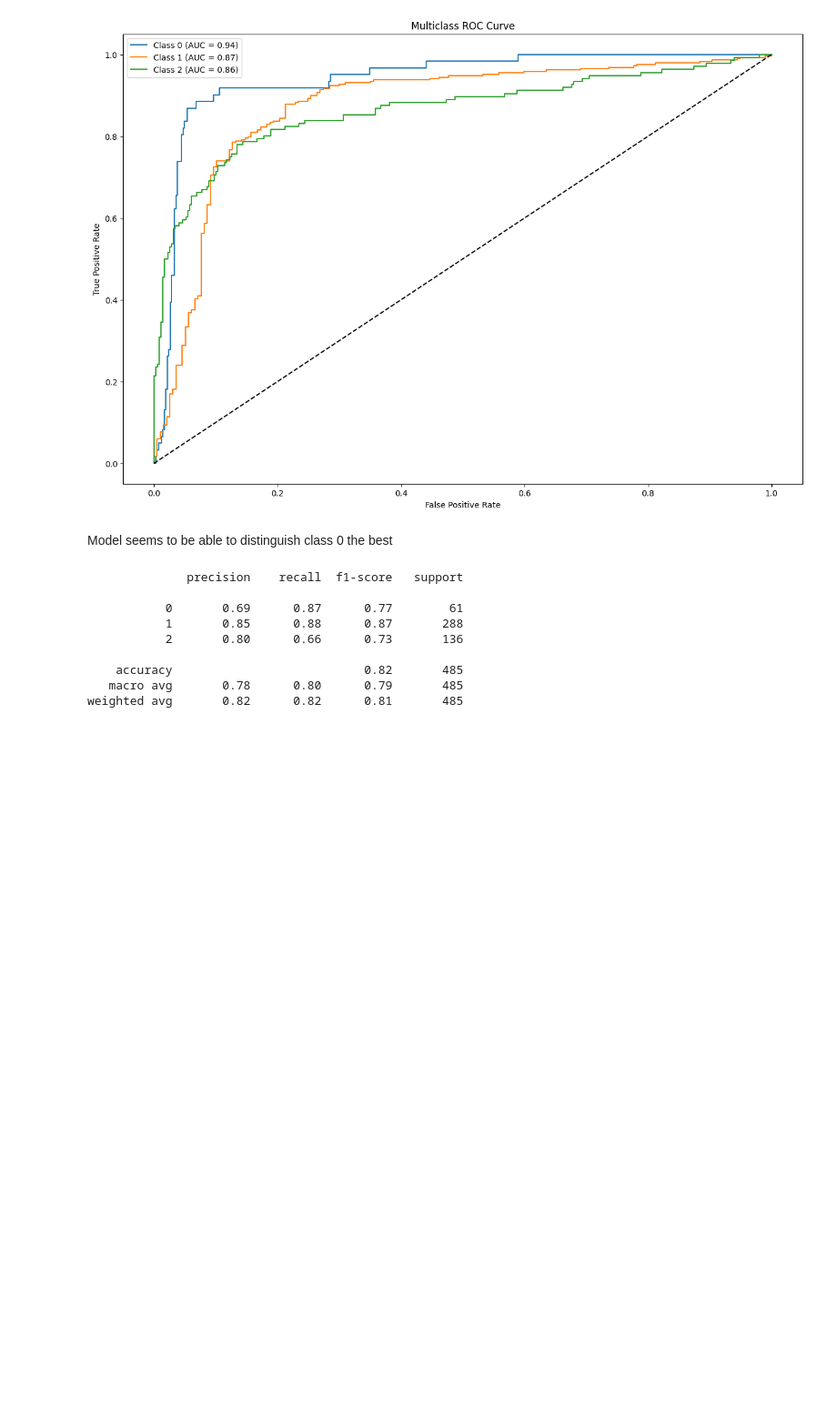
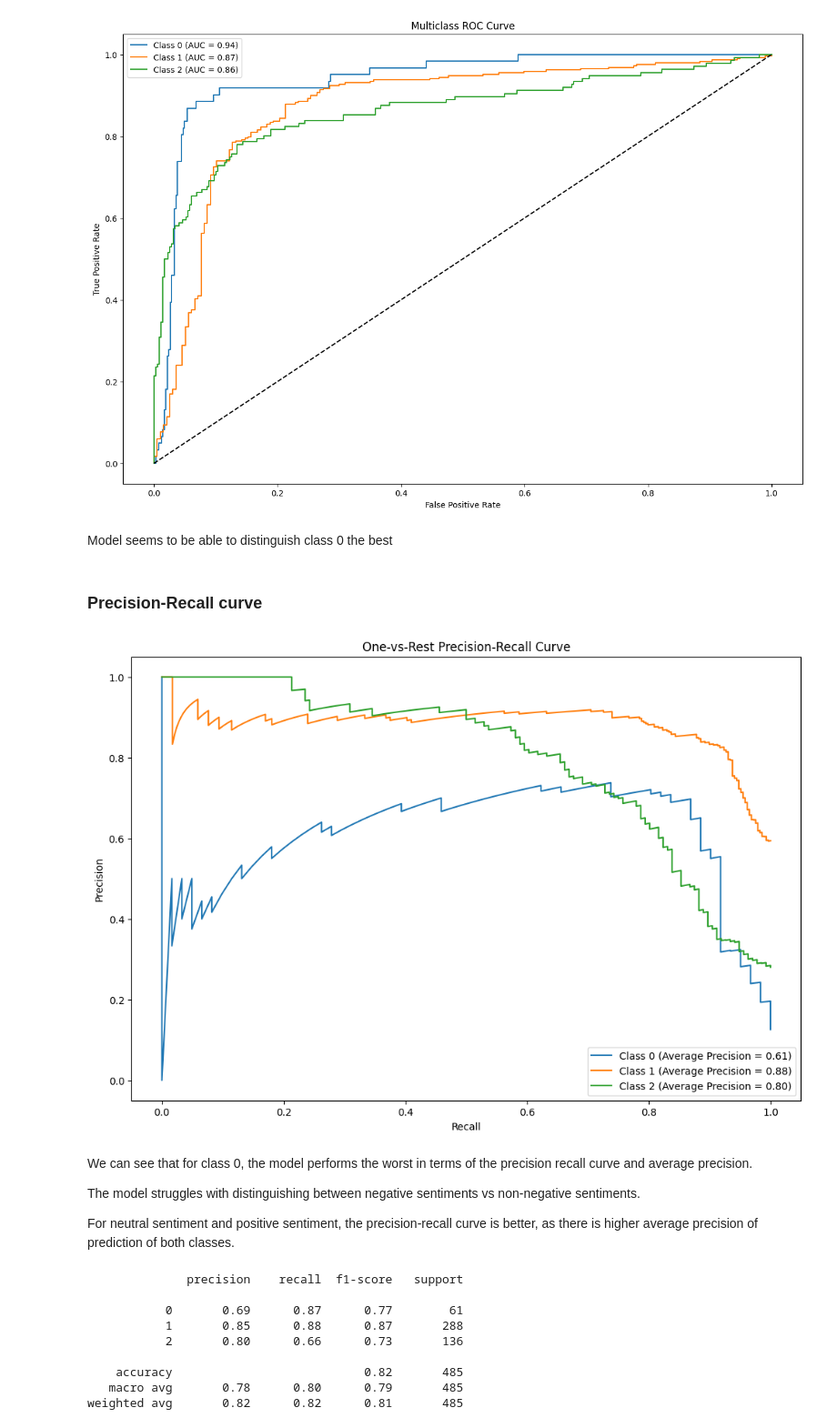
Before and after one commit to yjiahao/natural-language-processing, a Jupyter notebook: assignment_3_finetuning/src/finetune_BERT.ipynb, the cells around one changed output. Shown at 91% size. Saved outputs shown, nothing was run; the diff lists cells and outputs as text; code cells hidden in the pictures; blank space fills up the shorter version.

Commit message:
add precision-recall curve

```diff
--- a/assignment_3_finetuning/src/finetune_BERT.ipynb
+++ b/assignment_3_finetuning/src/finetune_BERT.ipynb
@@ -213,6 +208,33 @@ plt.show()
 [figure]
 # %% [markdown]
 Model seems to be able to distinguish class 0 the best
+# %% [markdown]
+### Precision-Recall curve
+# %%
+n_classes = labels_onehot.shape[1]
+
+# Compute Precision-Recall for each class
+plt.figure(figsize=(12, 8))
+
+for i in range(n_classes):
+    precision, recall, _ = precision_recall_curve(labels_onehot[:, i], probabilities[:, i])
+    ap = average_precision_score(labels_onehot[:, i], probabilities[:, i], average='weighted')
+    plt.plot(recall, precision,
+             label=f'Class {i} (Average Precision = {ap:.2f})')
+
+plt.xlabel('Recall')
+plt.ylabel('Precision')
+plt.title('One-vs-Rest Precision-Recall Curve')
+plt.legend()
+plt.show()
+# %% [output]
+[figure, added]
+# %% [markdown]
+We can see that for class 0, the model performs the worst in terms of the precision recall curve and average precision.
+
+The model struggles with distinguishing between negative sentiments vs non-negative sentiments.
+
+For neutral sentiment and positive sentiment, the precision-recall curve is better, as there is higher average precision of prediction of both classes.
 # %%
 report = classification_report(labels, preds)
 print(report)
```
Also changed, not shown: parts of 2 cells of this notebook.
